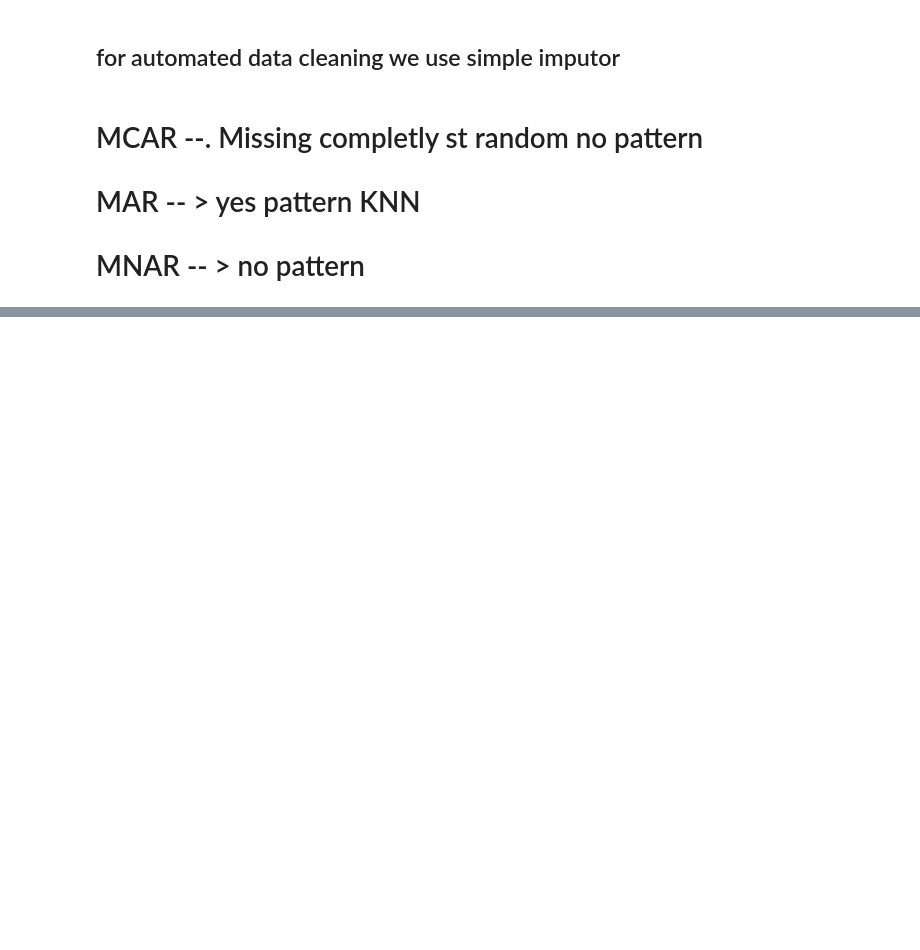
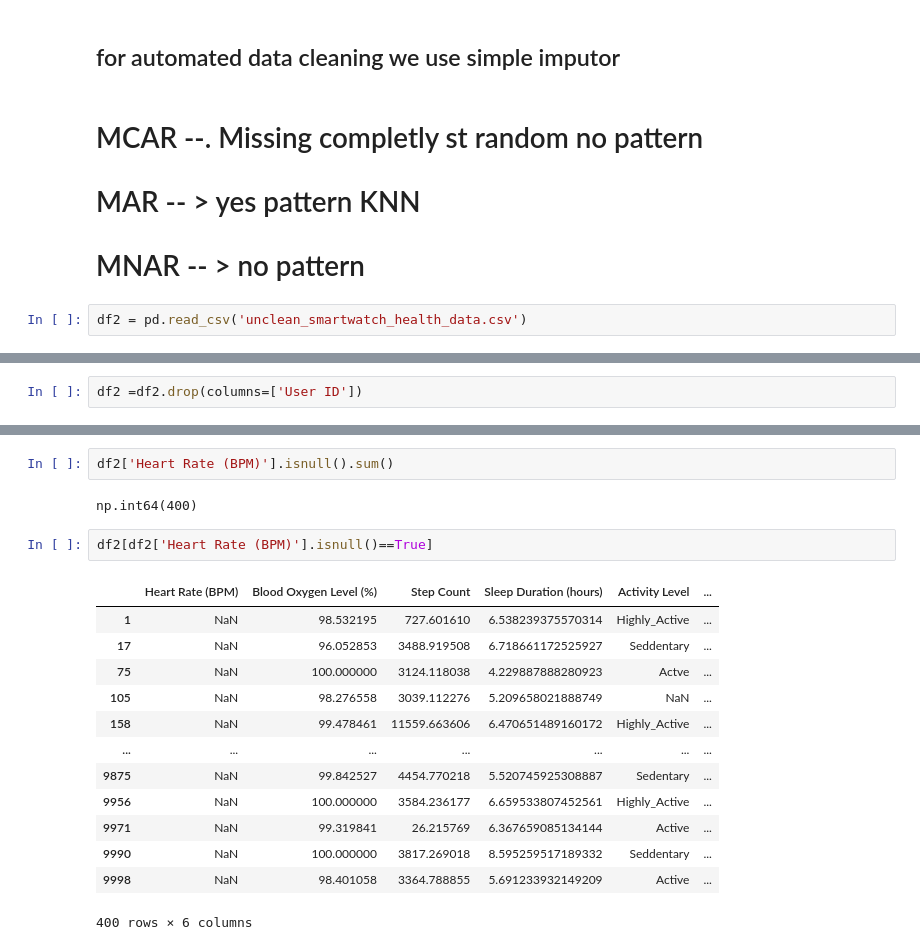
Before and after one commit to ashuwebdevloper/GEN-AI, a Jupyter notebook: ML/Data Assesment/data_cleaning.ipynb, the cells around one changed output, grey strips where cells are left out. Cells and saved outputs as stored; diff of their text form; blank space fills up the shorter version.

```diff
--- a/ML/Data Assesment/data_cleaning.ipynb
+++ b/ML/Data Assesment/data_cleaning.ipynb
@@ -364,3 +385,5 @@ np.int64(0)
 # MCAR --. Missing completly st random no pattern
 # MAR    -- > yes pattern KNN
 # MNAR  -- > no pattern
+# %%
+df2 = pd.read_csv('unclean_smartwatch_health_data.csv')
@@ -366,0 +420,2 @@ np.int64(0)
+# %%
+df2 =df2.drop(columns=['User ID'])
@@ -366,0 +438,20 @@ np.int64(0)
+# %%
+df2['Heart Rate (BPM)'].isnull().sum()
+# %% [output]
+np.int64(400)
+# %%
+df2[df2['Heart Rate (BPM)'].isnull()==True]
+# %% [output]
+|  | Heart Rate (BPM) | Blood Oxygen Level (%) | Step Count | Sleep Duration (hours) | Activity Level | ... |
+| 1 | NaN | 98.532195 | 727.601610 | 6.538239375570314 | Highly_Active | ... |
+| 17 | NaN | 96.052853 | 3488.919508 | 6.718661172525927 | Seddentary | ... |
+| 75 | NaN | 100.000000 | 3124.118038 | 4.229887888280923 | Actve | ... |
+| 105 | NaN | 98.276558 | 3039.112276 | 5.209658021888749 | NaN | ... |
+| 158 | NaN | 99.478461 | 11559.663606 | 6.470651489160172 | Highly_Active | ... |
+| ... | ... | ... | ... | ... | ... | ... |
+| 9875 | NaN | 99.842527 | 4454.770218 | 5.520745925308887 | Sedentary | ... |
+| 9956 | NaN | 100.000000 | 3584.236177 | 6.659533807452561 | Highly_Active | ... |
+| 9971 | NaN | 99.319841 | 26.215769 | 6.367659085134144 | Active | ... |
+| 9990 | NaN | 100.000000 | 3817.269018 | 8.595259517189332 | Seddentary | ... |
+| 9998 | NaN | 98.401058 | 3364.788855 | 5.691233932149209 | Active | ... |
+400 rows × 6 columns
```
Also changed, not shown: parts of 42 cells of this notebook.
